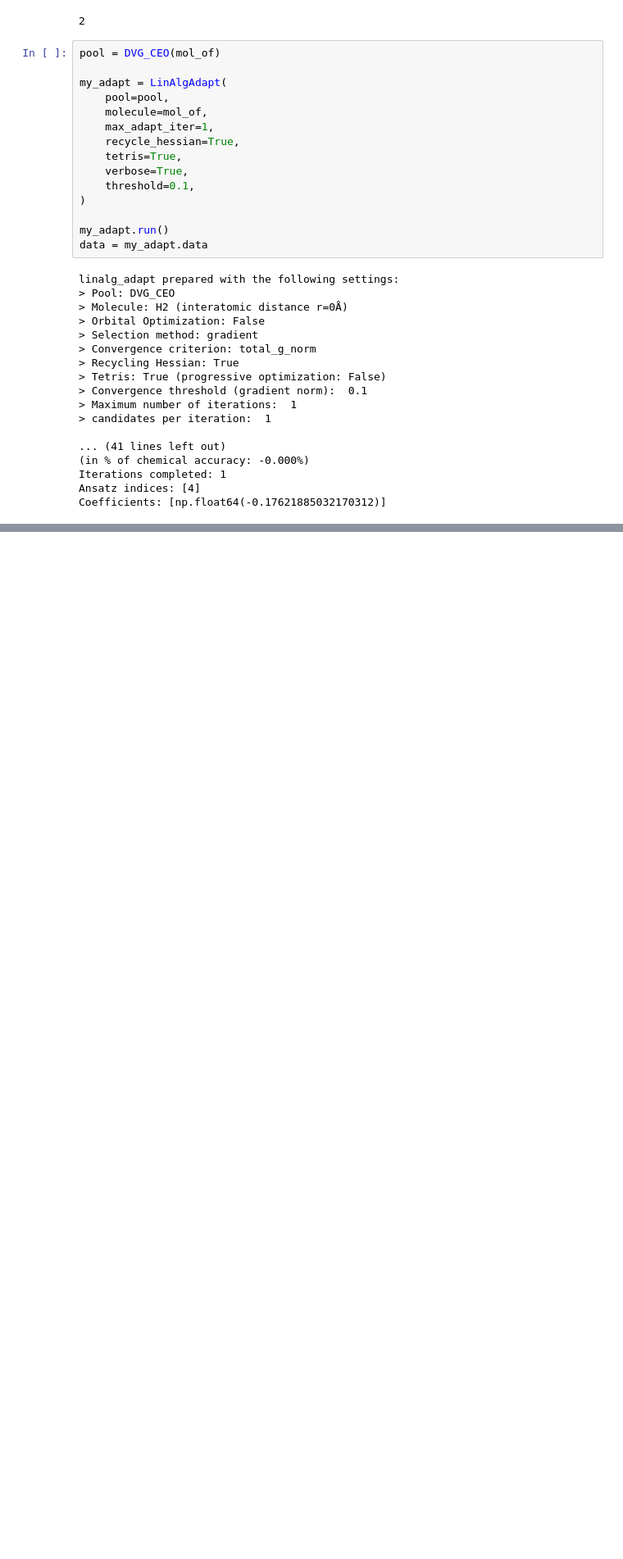
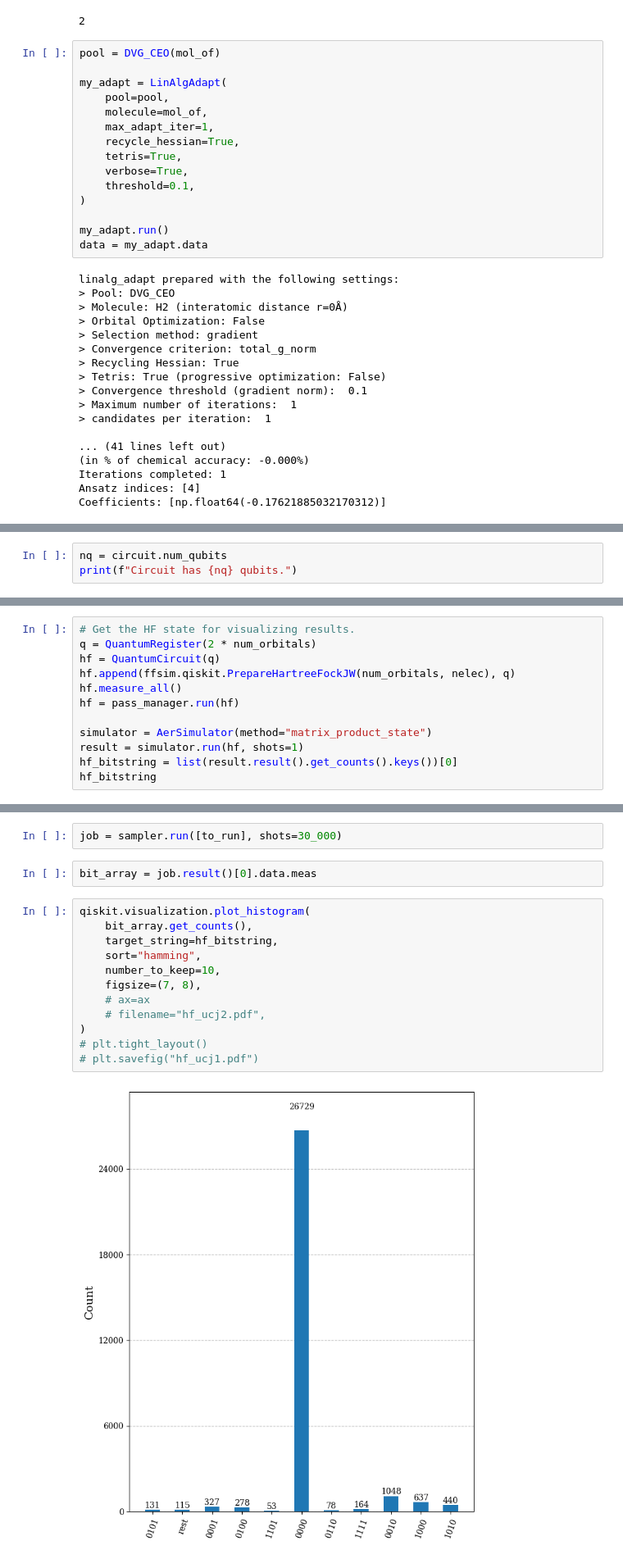
Before and after one commit to mafaldaramoa/ceo-adapt-vqe, a Jupyter notebook: examples/adapt_isqd.ipynb, the cells around one changed output, grey strips where cells are left out. Shown at 82% size. Drawn from its saved outputs; the diff is of its cells as text; blank space fills up the shorter version.

Commit message:
Got counts from the Ansatz circuit.

```diff
--- a/examples/adapt_isqd.ipynb
+++ b/examples/adapt_isqd.ipynb
@@ -129,0 +135,3 @@ q_3: ───────■──┤ X ├────────────
+# %%
+nq = circuit.num_qubits
+print(f"Circuit has {nq} qubits.")
@@ -129,0 +165,12 @@ q_3: ───────■──┤ X ├────────────
+# %%
+# Get the HF state for visualizing results.
+q = QuantumRegister(2 * num_orbitals)
+hf = QuantumCircuit(q)
+hf.append(ffsim.qiskit.PrepareHartreeFockJW(num_orbitals, nelec), q)
+hf.measure_all()
+hf = pass_manager.run(hf)
+
+simulator = AerSimulator(method="matrix_product_state")
+result = simulator.run(hf, shots=1)
+hf_bitstring = list(result.result().get_counts().keys())[0]
+hf_bitstring
@@ -129,0 +181,18 @@ q_3: ───────■──┤ X ├────────────
+# %%
+job = sampler.run([to_run], shots=30_000)
+# %%
+bit_array = job.result()[0].data.meas
+# %%
+qiskit.visualization.plot_histogram(
+    bit_array.get_counts(),
+    target_string=hf_bitstring,
+    sort="hamming",
+    number_to_keep=10,
+    figsize=(7, 8),
+    # ax=ax
+    # filename="hf_ucj2.pdf",
+)
+# plt.tight_layout()
+# plt.savefig("hf_ucj1.pdf")
+# %% [output]
+[figure, added]
```
Also changed, not shown: parts of 8 cells of this notebook.
